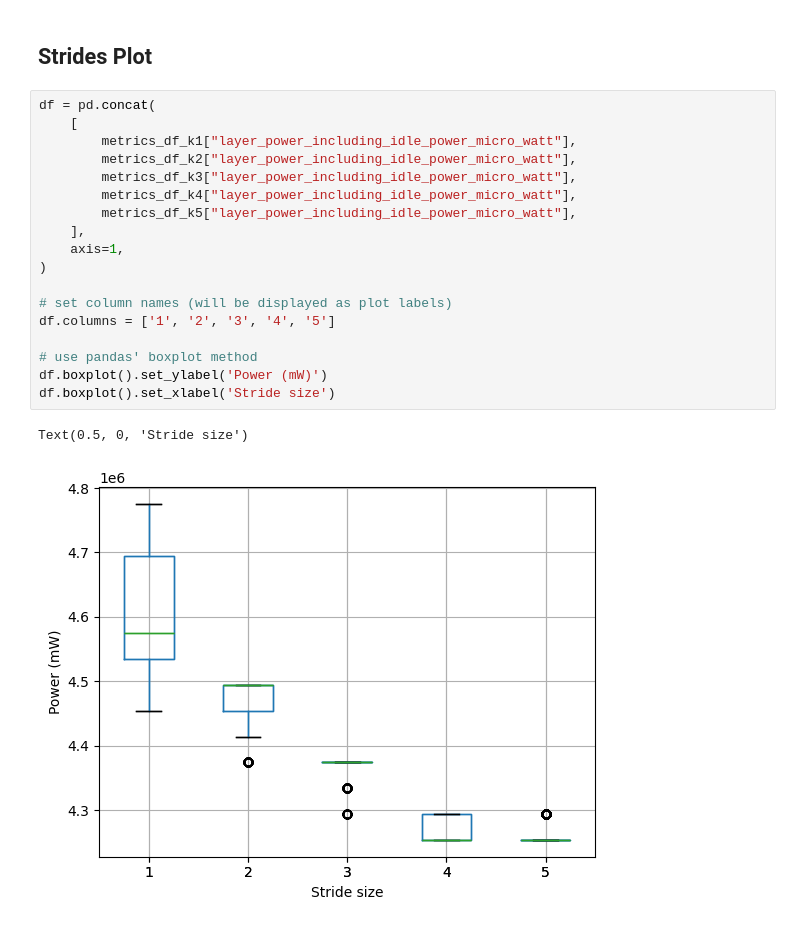
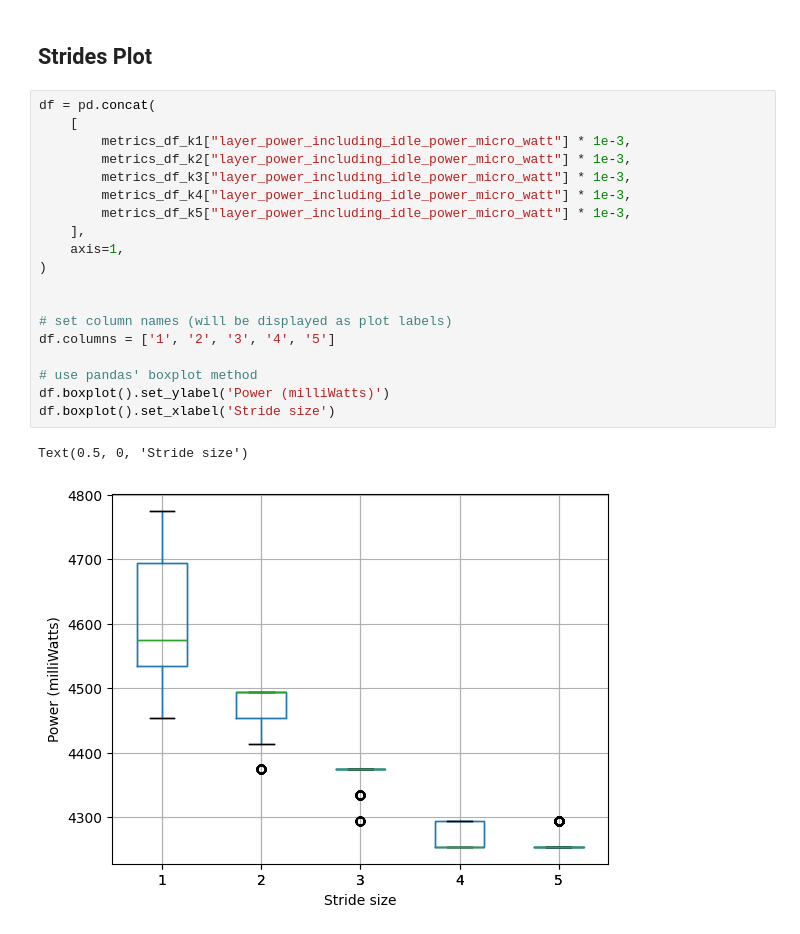
Before and after one commit to fuzzylabs/edge-vision-power-estimation, a Jupyter notebook: jetson/power_logging/notebooks/explore_single_conv_layer_stride.ipynb, the cells around one changed output. Saved outputs shown, nothing was run; the diff lists cells and outputs as text.

```diff
--- a/jetson/power_logging/notebooks/explore_single_conv_layer_stride.ipynb
+++ b/jetson/power_logging/notebooks/explore_single_conv_layer_stride.ipynb
@@ -337,21 +337,22 @@ metrics_df_k5.boxplot(column='layer_power_including_idle_power_micro_watt', grid
 # %%
 df = pd.concat(
     [
-        metrics_df_k1["layer_power_including_idle_power_micro_watt"],
-        metrics_df_k2["layer_power_including_idle_power_micro_watt"],
-        metrics_df_k3["layer_power_including_idle_power_micro_watt"],
-        metrics_df_k4["layer_power_including_idle_power_micro_watt"],
-        metrics_df_k5["layer_power_including_idle_power_micro_watt"],
+        metrics_df_k1["layer_power_including_idle_power_micro_watt"] * 1e-3,
+        metrics_df_k2["layer_power_including_idle_power_micro_watt"] * 1e-3,
+        metrics_df_k3["layer_power_including_idle_power_micro_watt"] * 1e-3,
+        metrics_df_k4["layer_power_including_idle_power_micro_watt"] * 1e-3,
+        metrics_df_k5["layer_power_including_idle_power_micro_watt"] * 1e-3,
     ],
     axis=1,
 )
+
 
 # set column names (will be displayed as plot labels)
 df.columns = ['1', '2', '3', '4', '5']
 
 # use pandas' boxplot method
-df.boxplot().set_ylabel('Power (mW)')
+df.boxplot().set_ylabel('Power (milliWatts)')
 df.boxplot().set_xlabel('Stride size')
 # %% [output]
 Text(0.5, 0, 'Stride size')
-[figure, old version]
+[figure, new version]
```
Also changed, not shown: 2 other files.
